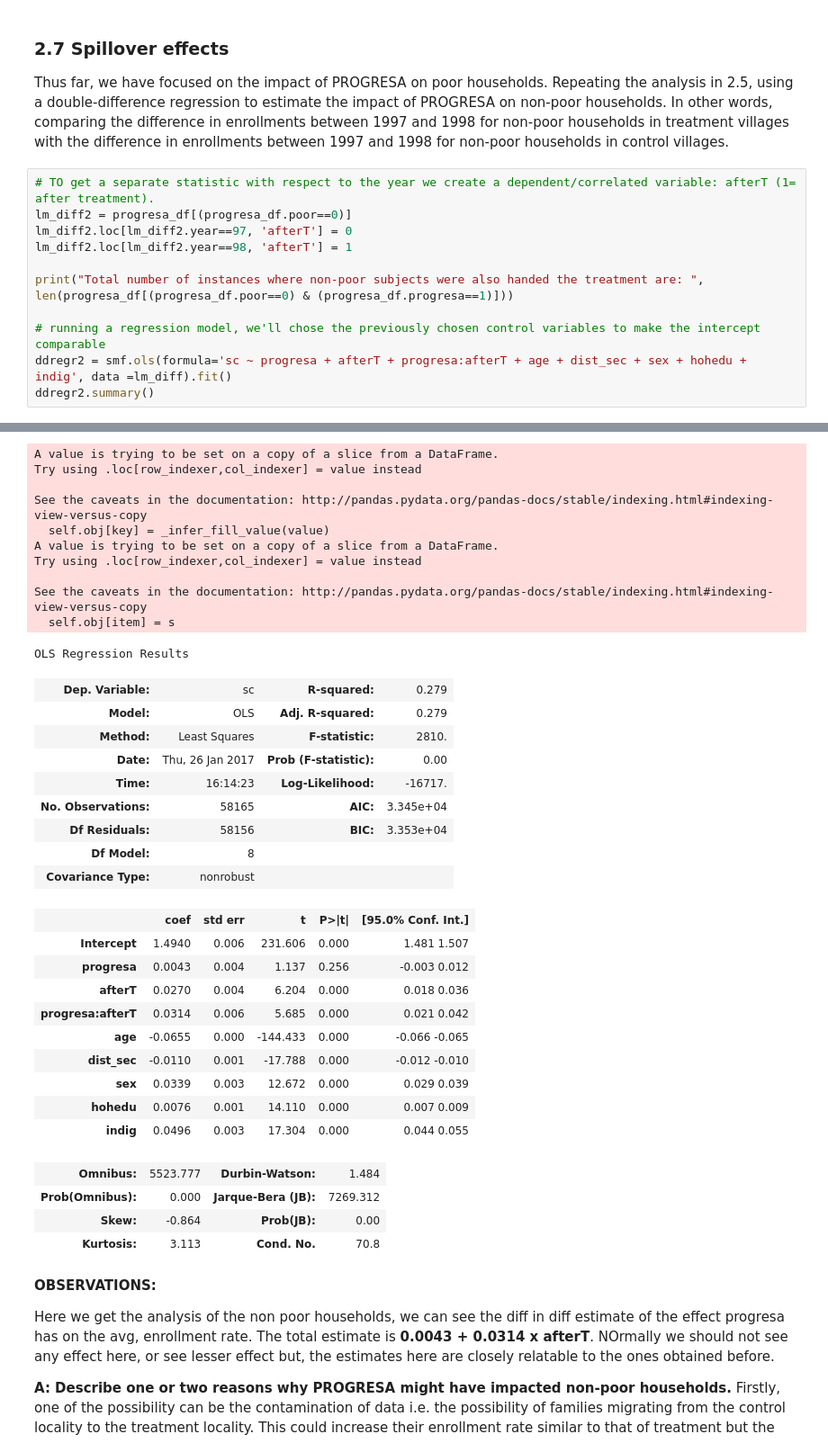
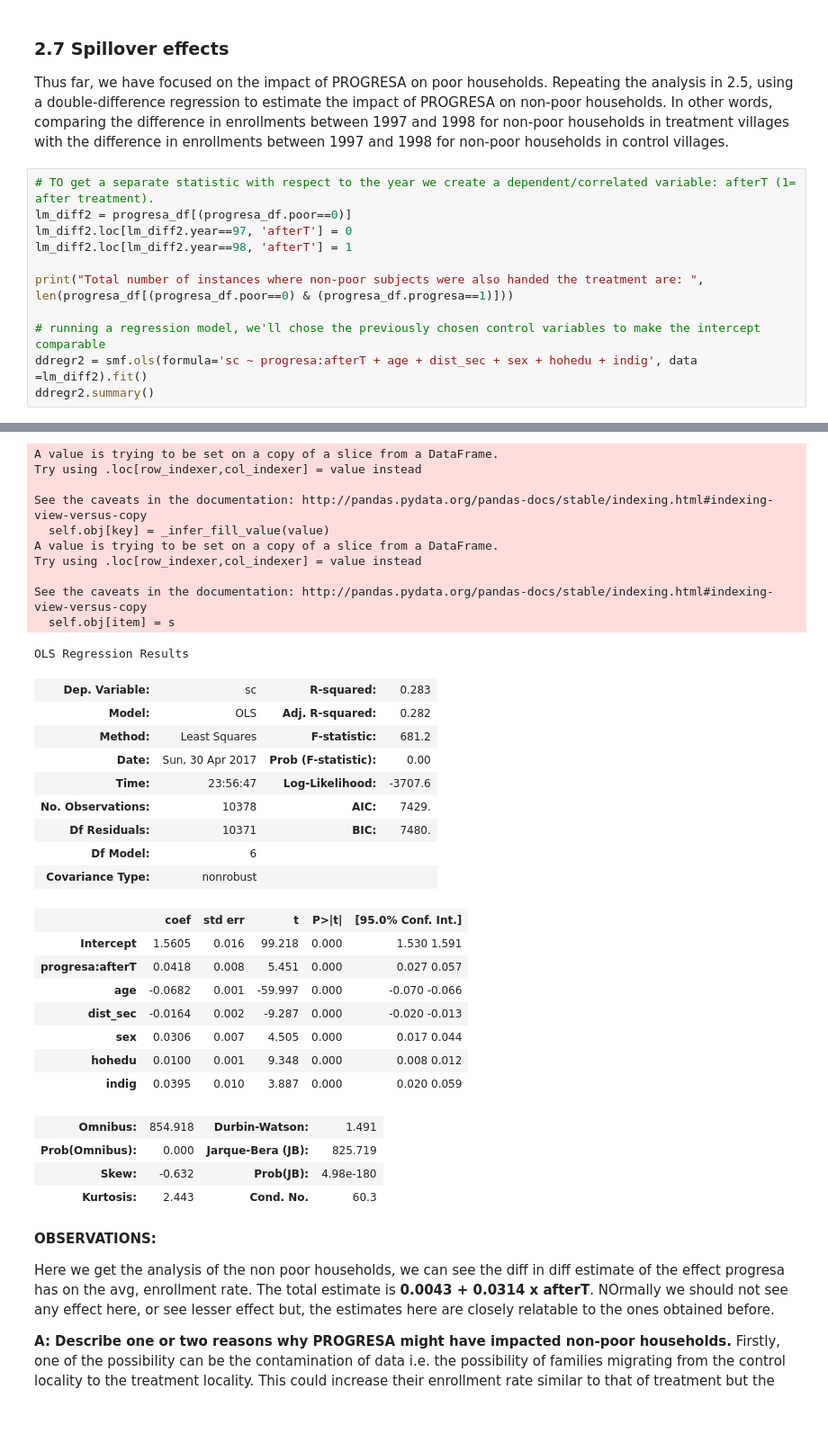
Before and after one commit to yasht7/Progresa-Data-Analysis, a Jupyter notebook: YASHASWI_TAMTA - Progresa Exploration.ipynb, the cells around one changed output, grey strips where cells are left out. Shown at 90% size. Drawn from its saved outputs; the diff is of its cells as text; blank space fills up the shorter version.

```diff
--- a/YASHASWI_TAMTA+-+Progresa+Exploration.ipynb
+++ b/YASHASWI_TAMTA - Progresa Exploration.ipynb
@@ -646,50 +744,48 @@ Thus far, we have focused on the impact of PROGRESA on poor households. Repeatin
 # %%
 # TO get a separate statistic with respect to the year we create a dependent/correlated variable: afterT (1= after treatment).
 lm_diff2 = progresa_df[(progresa_df.poor==0)]
 lm_diff2.loc[lm_diff2.year==97, 'afterT'] = 0
 lm_diff2.loc[lm_diff2.year==98, 'afterT'] = 1
 
 print("Total number of instances where non-poor subjects were also handed the treatment are: ", len(progresa_df[(progresa_df.poor==0) & (progresa_df.progresa==1)]))
 
 # running a regression model, we'll chose the previously chosen control variables to make the intercept comparable
-ddregr2 = smf.ols(formula='sc ~ progresa + afterT + progresa:afterT + age + dist_sec + sex + hohedu + indig', data =lm_diff).fit()
+ddregr2 = smf.ols(formula='sc ~ progresa:afterT + age + dist_sec + sex + hohedu + indig', data =lm_diff2).fit()
 ddregr2.summary()
 # %% [output]
 Total number of instances where non-poor subjects were also handed the treatment are:  7116
 A value is trying to be set on a copy of a slice from a DataFrame.
 Try using .loc[row_indexer,col_indexer] = value instead
 
 See the caveats in the documentation: http://pandas.pydata.org/pandas-docs/stable/indexing.html#indexing-view-versus-copy
   self.obj[key] = _infer_fill_value(value)
 A value is trying to be set on a copy of a slice from a DataFrame.
 Try using .loc[row_indexer,col_indexer] = value instead
 
 See the caveats in the documentation: http://pandas.pydata.org/pandas-docs/stable/indexing.html#indexing-view-versus-copy
   self.obj[item] = s
 OLS Regression Results
-| Dep. Variable: | sc | R-squared: | 0.279 |
-| Model: | OLS | Adj. R-squared: | 0.279 |
-| Method: | Least Squares | F-statistic: | 2810. |
-| Date: | Thu, 26 Jan 2017 | Prob (F-statistic): | 0.00 |
-| Time: | 16:14:23 | Log-Likelihood: | -16717. |
-| No. Observations: | 58165 | AIC: | 3.345e+04 |
-| Df Residuals: | 58156 | BIC: | 3.353e+04 |
-| Df Model: | 8 |  |  |
+| Dep. Variable: | sc | R-squared: | 0.283 |
+| Model: | OLS | Adj. R-squared: | 0.282 |
+| Method: | Least Squares | F-statistic: | 681.2 |
+| Date: | Sun, 30 Apr 2017 | Prob (F-statistic): | 0.00 |
+| Time: | 23:56:47 | Log-Likelihood: | -3707.6 |
+| No. Observations: | 10378 | AIC: | 7429. |
+| Df Residuals: | 10371 | BIC: | 7480. |
+| Df Model: | 6 |  |  |
 | Covariance Type: | nonrobust |  |  |
 |  | coef | std err | t | P>|t| | [95.0% Conf. Int.] |
-| Intercept | 1.4940 | 0.006 | 231.606 | 0.000 | 1.481 1.507 |
-| progresa | 0.0043 | 0.004 | 1.137 | 0.256 | -0.003 0.012 |
-| afterT | 0.0270 | 0.004 | 6.204 | 0.000 | 0.018 0.036 |
-| progresa:afterT | 0.0314 | 0.006 | 5.685 | 0.000 | 0.021 0.042 |
-| age | -0.0655 | 0.000 | -144.433 | 0.000 | -0.066 -0.065 |
-| dist_sec | -0.0110 | 0.001 | -17.788 | 0.000 | -0.012 -0.010 |
-| sex | 0.0339 | 0.003 | 12.672 | 0.000 | 0.029 0.039 |
-| hohedu | 0.0076 | 0.001 | 14.110 | 0.000 | 0.007 0.009 |
-| indig | 0.0496 | 0.003 | 17.304 | 0.000 | 0.044 0.055 |
+| Intercept | 1.5605 | 0.016 | 99.218 | 0.000 | 1.530 1.591 |
+| progresa:afterT | 0.0418 | 0.008 | 5.451 | 0.000 | 0.027 0.057 |
+| age | -0.0682 | 0.001 | -59.997 | 0.000 | -0.070 -0.066 |
+| dist_sec | -0.0164 | 0.002 | -9.287 | 0.000 | -0.020 -0.013 |
+| sex | 0.0306 | 0.007 | 4.505 | 0.000 | 0.017 0.044 |
+| hohedu | 0.0100 | 0.001 | 9.348 | 0.000 | 0.008 0.012 |
+| indig | 0.0395 | 0.010 | 3.887 | 0.000 | 0.020 0.059 |
-| Omnibus: | 5523.777 | Durbin-Watson: | 1.484 |
-| Prob(Omnibus): | 0.000 | Jarque-Bera (JB): | 7269.312 |
-| Skew: | -0.864 | Prob(JB): | 0.00 |
-| Kurtosis: | 3.113 | Cond. No. | 70.8 |
+| Omnibus: | 854.918 | Durbin-Watson: | 1.491 |
+| Prob(Omnibus): | 0.000 | Jarque-Bera (JB): | 825.719 |
+| Skew: | -0.632 | Prob(JB): | 4.98e-180 |
+| Kurtosis: | 2.443 | Cond. No. | 60.3 |
 # %% [markdown]
 **OBSERVATIONS:**
 
```
Also changed, not shown: parts of 9 cells of this notebook.
